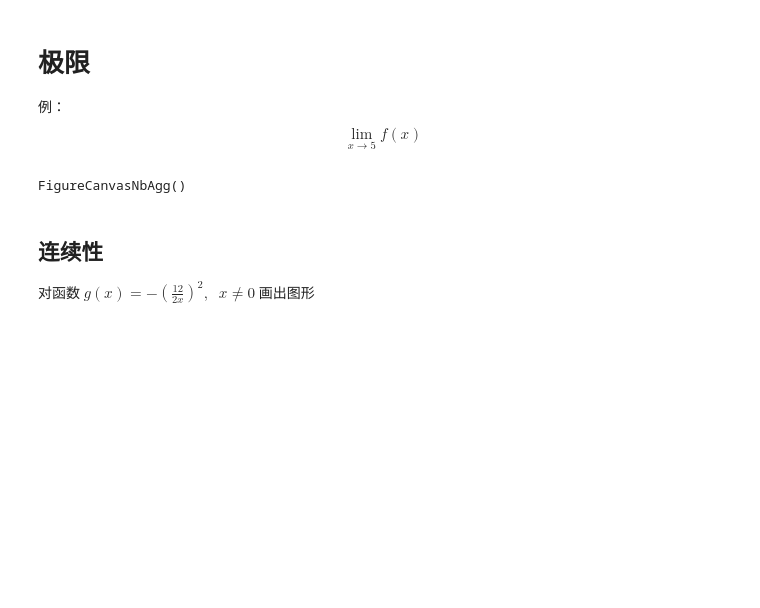
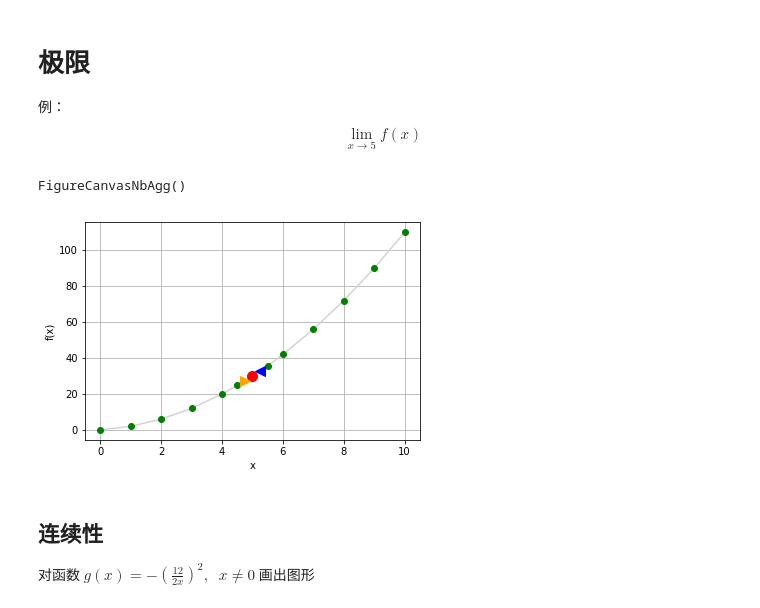
Before and after one commit to shaiic/AI-training, a Jupyter notebook: 1.Notebooks/4.Lesson-Docs/lesson02-数学基础.02-微积分.ipynb, the cells around one changed output. Saved outputs shown, nothing was run; the diff lists cells and outputs as text; code cells hidden in the pictures; blank space fills up the shorter version.

```diff
--- a/1.Notebooks/4.Lesson-Docs/lesson02-数学基础.02-微积分.ipynb
+++ b/1.Notebooks/4.Lesson-Docs/lesson02-数学基础.02-微积分.ipynb
@@ -40,20 +41,21 @@ plt.show()
 \begin{equation}\lim_{x \to 5} f(x)\end{equation}
 # %%
 %matplotlib widget
-x = [*range(0,5), *np.arange(4.25, 6, 0.25), *range(6, 11)]
+x = [*range(0,5), *np.arange(4.5, 6, 0.5), *range(6, 11)]
 y = [f(i) for i in x]
 
 plt.xlabel('x')
 plt.ylabel('f(x)')
 plt.grid()
 
 plt.plot(x,y, color='lightgrey', marker='o', markeredgecolor='green', markerfacecolor='green')
 plt.plot(5, f(5), color='red', marker='o', markersize=10)
 plt.plot(5.25, f(5.25), color='blue', marker='<', markersize=10)
 plt.plot(4.75, f(4.75), color='orange', marker='>', markersize=10)
 plt.show()
 # %% [output]
 FigureCanvasNbAgg()
+[figure, added]
 # %% [markdown]
 ##  连续性
 
```
Also changed, not shown: parts of 6 cells of this notebook, 2 other files.
